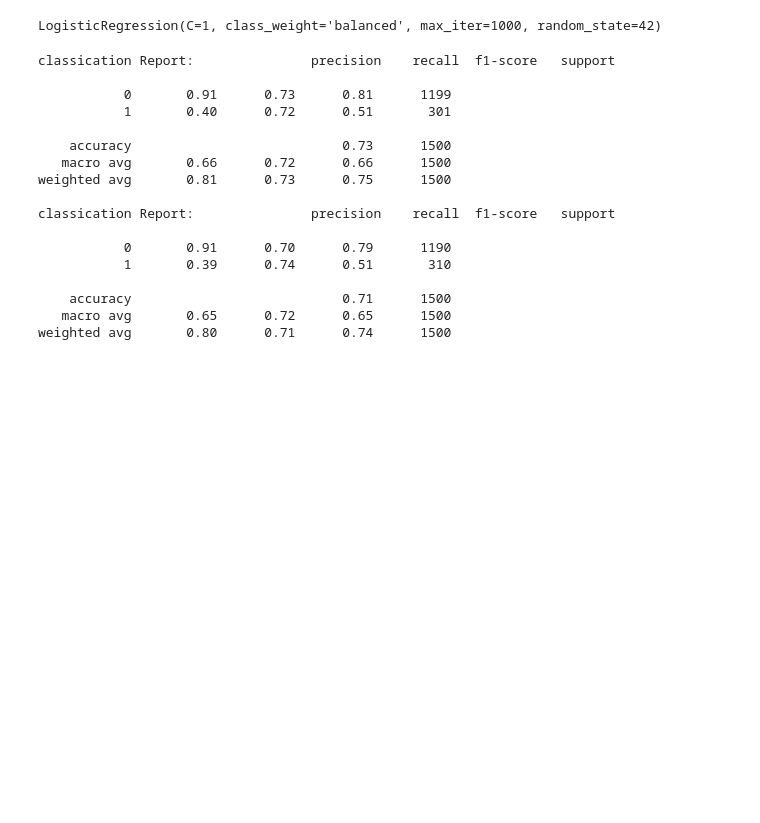
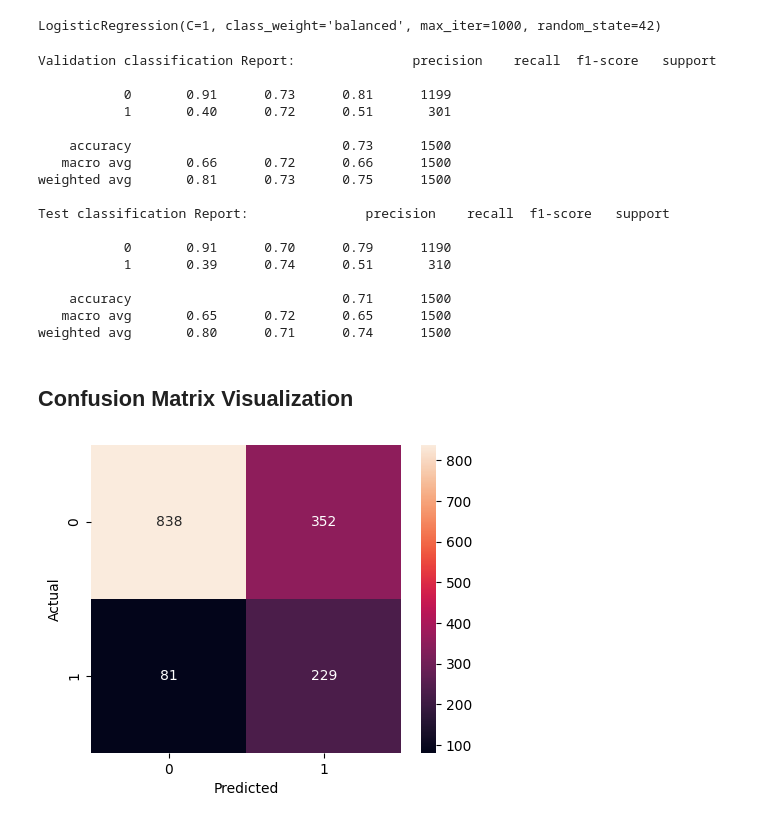
Before and after one commit to NaimPro-tech/Bank_Churn_Prediction_System, a Jupyter notebook: bank_customer_churn.ipynb, the cells around one changed output. Cells and saved outputs as stored; diff of their text form; code cells hidden in the pictures; blank space fills up the shorter version.

Commit message:
Updated with Visualization Data analysis and ROC

```diff
--- a/bank_customer_churn.ipynb
+++ b/bank_customer_churn.ipynb
@@ -155,7 +155,7 @@ model = LogisticRegression(
     solver='lbfgs',
     class_weight='balanced',
     max_iter=1000,
-    random_state=42
+    random_state=42,
 )
 # %%
 model.fit(X_train_scaled, y_train)
@@ -168,11 +168,11 @@ y_temp_pred = model.predict(X_temp_scaled)
 #prediction on test data
 y_test_pred = model.predict(X_test_scaled)
 # %%
-# Evaluation Score on Validation set
-print(f"classication Report: {classification_report(y_temp, y_temp_pred)}")
-print(f"classication Report: {classification_report(y_test, y_test_pred)}")
+# Evaluation Score on Validation set & test set
+print(f"Validation classification Report: {classification_report(y_temp, y_temp_pred)}")
+print(f"Test classification Report: {classification_report(y_test, y_test_pred)}")
 # %% [output]
-classication Report:               precision    recall  f1-score   support
+Validation classification Report:               precision    recall  f1-score   support
 
            0       0.91      0.73      0.81      1199
            1       0.40      0.72      0.51       301
@@ -181,7 +181,7 @@ classication Report:               precision    recall  f1-score   support
    macro avg       0.66      0.72      0.66      1500
 weighted avg       0.81      0.73      0.75      1500
 
-classication Report:               precision    recall  f1-score   support
+Test classification Report:               precision    recall  f1-score   support
 
            0       0.91      0.70      0.79      1190
            1       0.39      0.74      0.51       310
@@ -189,3 +189,15 @@ classication Report:               precision    recall  f1-score   support
     accuracy                           0.71      1500
    macro avg       0.65      0.72      0.65      1500
 weighted avg       0.80      0.71      0.74      1500
+# %% [markdown]
+## Confusion Matrix Visualization
+# %%
+cm = confusion_matrix(y_test, y_test_pred)
+# %%
+plt.figure(figsize=(5,4))
+sns.heatmap(data=cm, annot=True, fmt='d')
+plt.xlabel("Predicted")
+plt.ylabel("Actual")
+plt.show()
+# %% [output]
+[figure, added]
```
Also changed, not shown: parts of 7 cells of this notebook, 1 other file.
